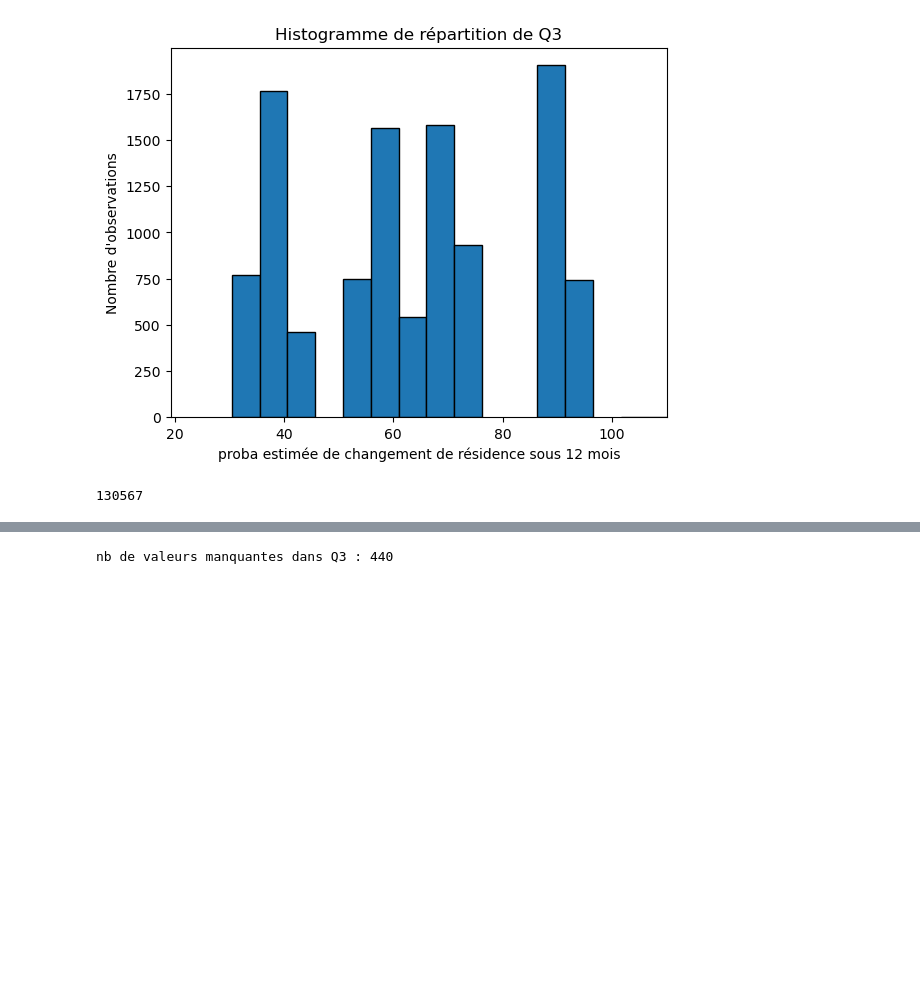
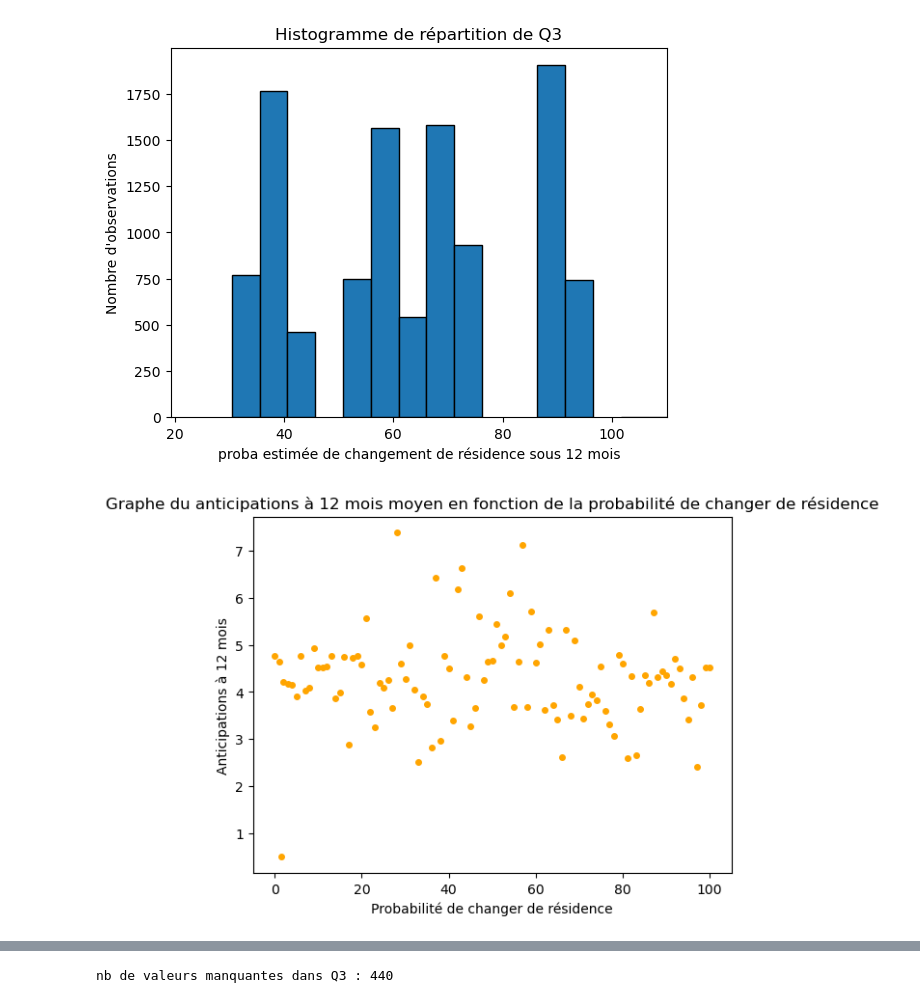
Before and after one commit to Jeremstar/-a-va-pr-dire-l-inflation-s-v-re, a Jupyter notebook: Régressions.ipynb, the cells around one changed output, grey strips where cells are left out. Drawn from its saved outputs; the diff is of its cells as text; code cells hidden in the pictures; blank space fills up the shorter version.

Commit message:
stats desc : anticipations selon réponses ; poids intégrés

```diff
--- a/Régressions.ipynb
+++ b/Régressions.ipynb
@@ -264,6 +268,16 @@ plt.show()
 # %% [output]
 [figure]
 # %%
-BF['weight'].astype(float).count()
+df = pd.DataFrame({'Q3': BF['Q3'], 'Q8v2part2': BF['Q8v2part2'], 'weight': BF['weight']})
+df = df[df['Q3'] <= 110]
+groups = df.groupby('Q3')
+mean_q8v2part2 = groups.apply(lambda x: (x['Q8v2part2'] * x['weight']).sum() / x['weight'].sum())
+
+plt.plot(mean_q8v2part2.index, mean_q8v2part2.values, 'o', markersize=4, color = 'orange')
+
+plt.xlabel('Probabilité de changer de résidence')
+plt.ylabel('Anticipations à 12 mois')
+plt.title('Graphe du anticipations à 12 mois moyen en fonction de la probabilité de changer de résidence')
+plt.show()
 # %% [output]
-130567
+[figure, added]
```
Also changed, not shown: parts of 24 cells of this notebook.
